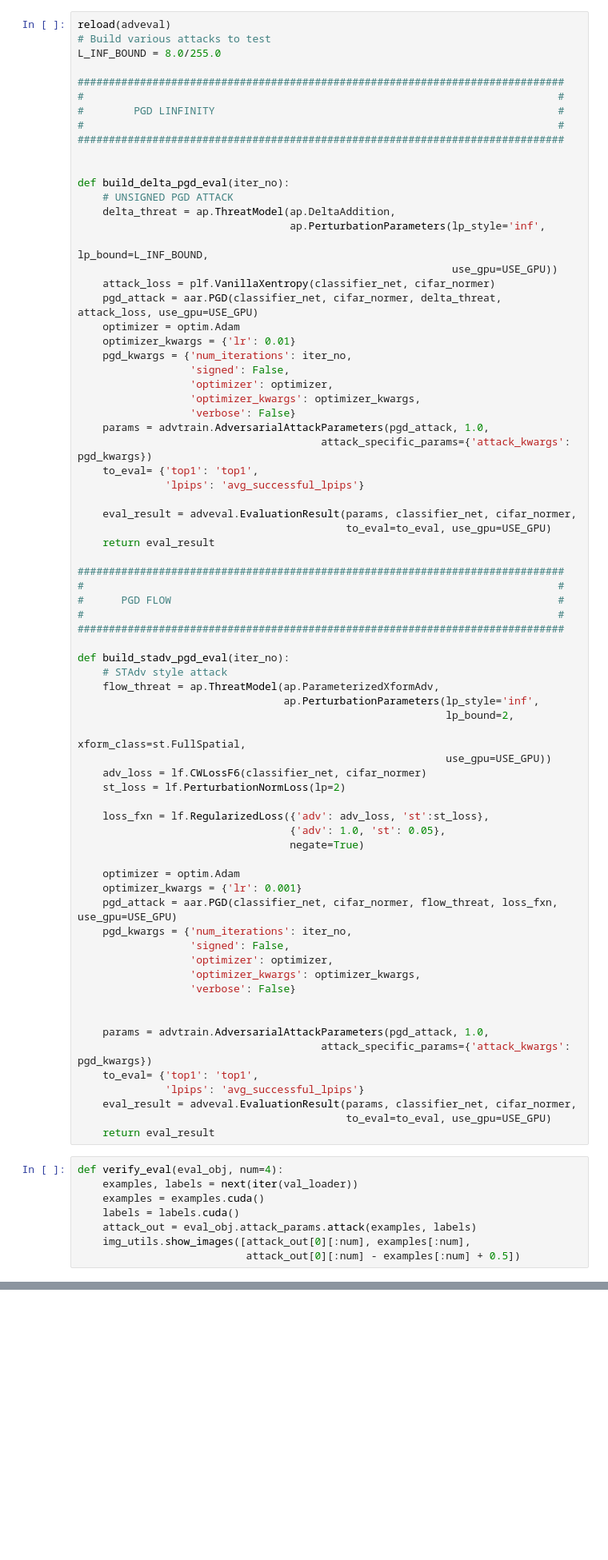
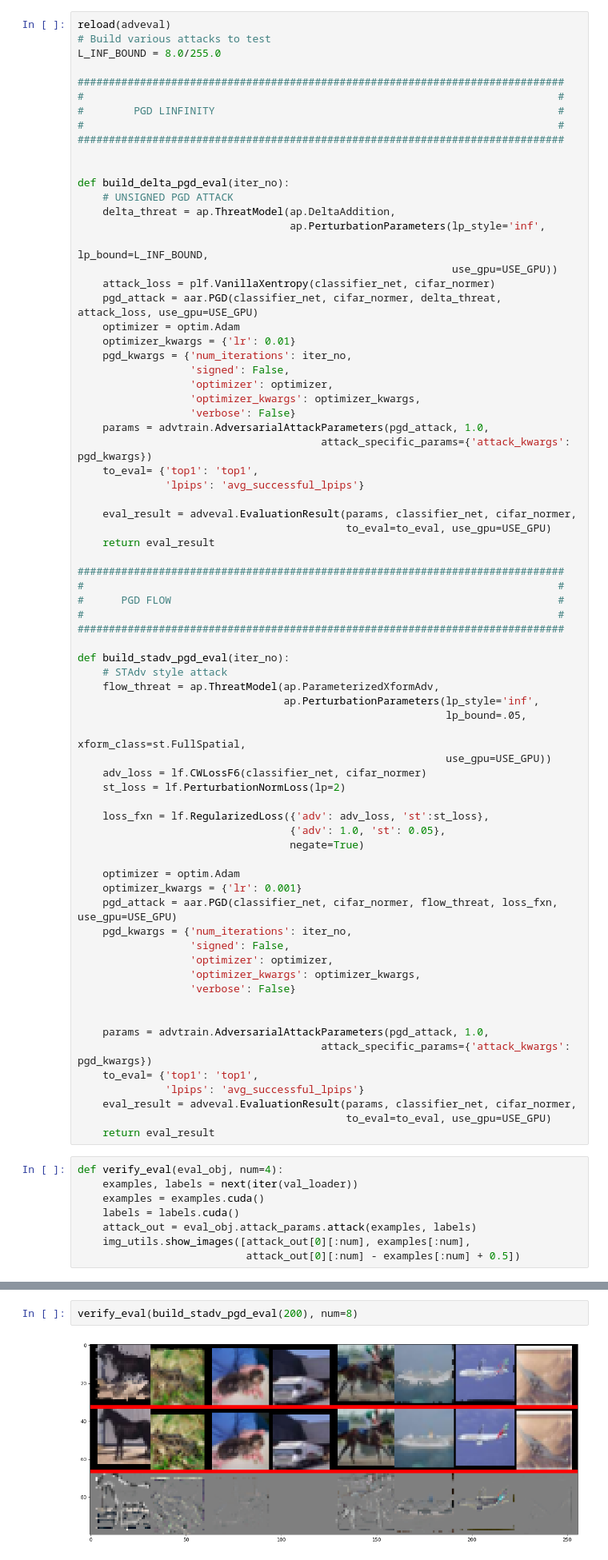
Before and after one commit to revbucket/mister_ed, a Jupyter notebook: notebooks/iter_no_evaluator.ipynb, the cells around one changed output, grey strips where cells are left out. Shown at 80% size. Saved outputs shown, nothing was run; the diff lists cells and outputs as text; blank space fills up the shorter version.

```diff
--- a/notebooks/iter_no_evaluator.ipynb
+++ b/notebooks/iter_no_evaluator.ipynb
@@ -103,7 +103,7 @@ def build_stadv_pgd_eval(iter_no):
     # STAdv style attack
     flow_threat = ap.ThreatModel(ap.ParameterizedXformAdv,
                                  ap.PerturbationParameters(lp_style='inf',
-                                                           lp_bound=2,
+                                                           lp_bound=.05,
                                                            xform_class=st.FullSpatial,
                                                            use_gpu=USE_GPU))
     adv_loss = lf.CWLossF6(classifier_net, cifar_normer)
@@ -179,0 +180,4 @@ pgd_200 0.377604166667 0.00547154405369
+# %%
+verify_eval(build_stadv_pgd_eval(200), num=8)
+# %% [output]
+[figure, added]
```
Also changed, not shown: parts of 2 cells of this notebook, 1 other file.
